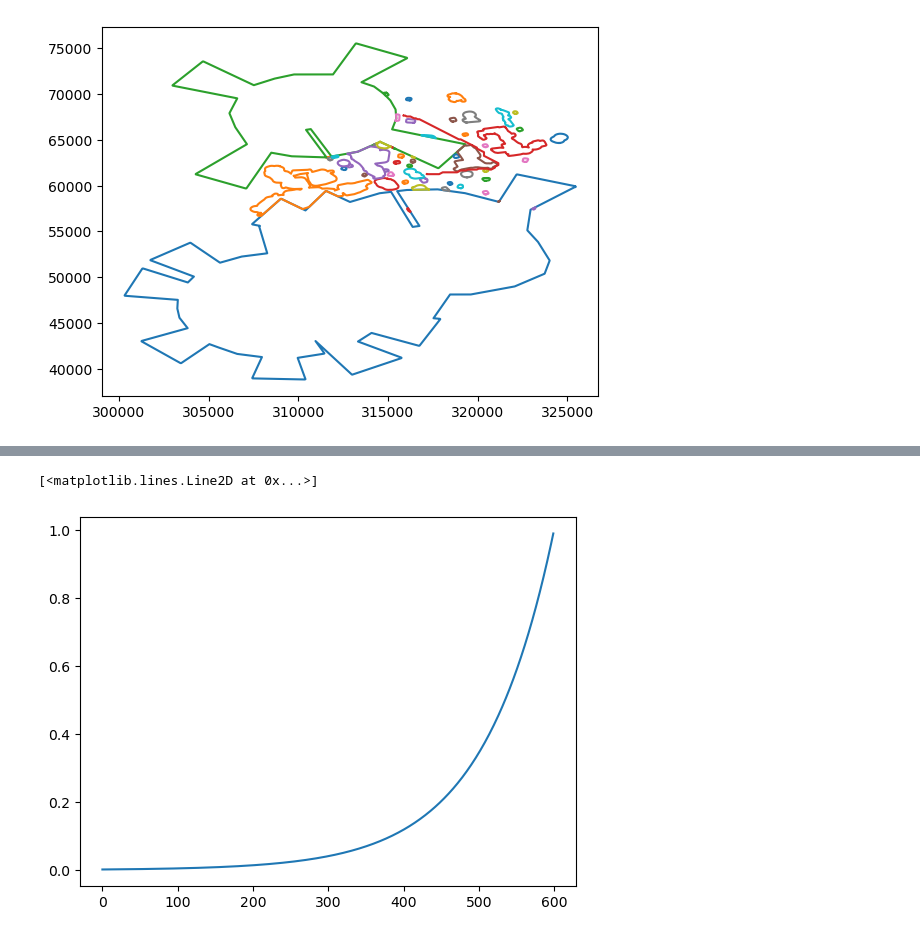
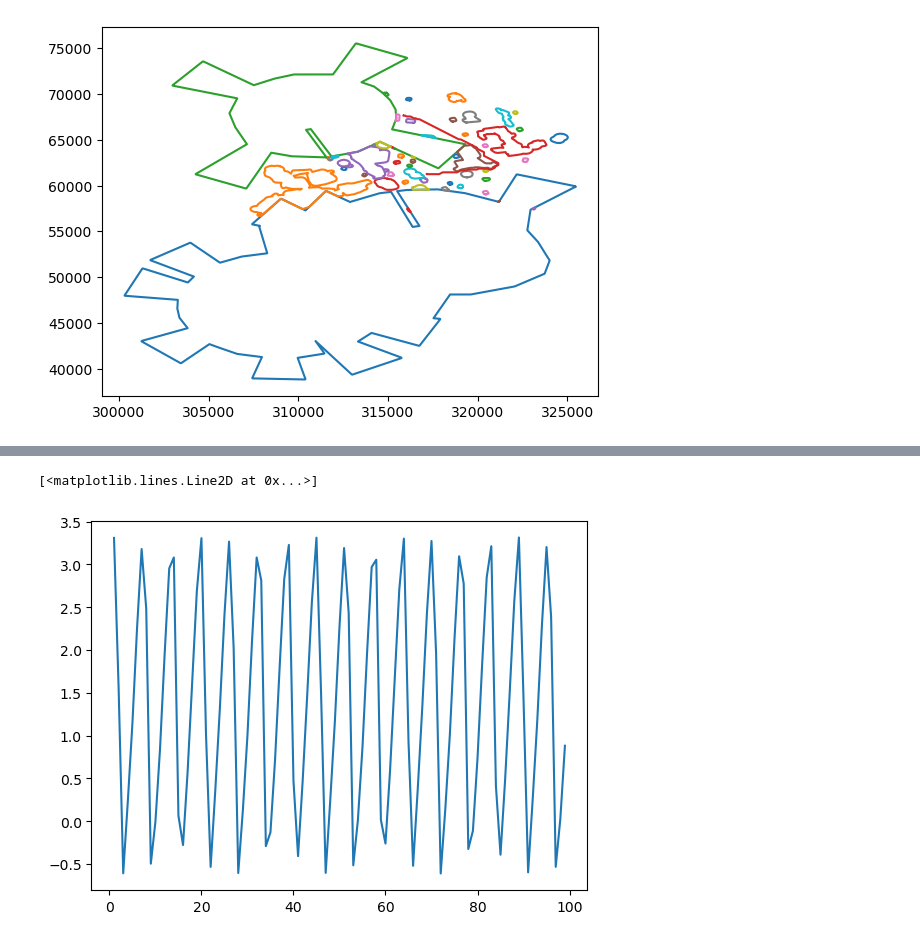
Before and after one commit to andre-kotze/gp-trajec, a Jupyter notebook: vis_utils.ipynb, the cells around one changed output, grey strips where cells are left out. Drawn from its saved outputs; the diff is of its cells as text; code cells hidden in the pictures.

```diff
--- a/vis_utils.ipynb
+++ b/vis_utils.ipynb
@@ -84,23 +114,28 @@ plt.show()
 # %%
 import numpy as np
 import matplotlib.pyplot as plt
+from numpy import sin, cos
+
+SEG = 100
 
 def alpha_func(n, t):
     # return an opacity value according to a function
     # n = current generation
     # t = total generations
     return t ** (n/t) / t
 
-
+def func(x):
+    return cos(x - cos(x) - sin(x)) + (cos(x) + sin(x)) + (sin(x) / sin(x))
 
 #t = 400
 #n = 100
-g = np.arange(600)
-Y = [alpha_func(s, 600) for s in g]
+g = np.arange(SEG)
+Y = [alpha_func(s, SEG) for s in g]
+Y = func(g)
 plt.plot(g,Y)
 # %% [output]
 [<matplotlib.lines.Line2D at 0x...>]
-[figure, old version]
+[figure, new version]
 # %%
 import pyparsing as pp
 import pprint
```
Also changed, not shown: parts of 8 cells of this notebook, 12 other files.
